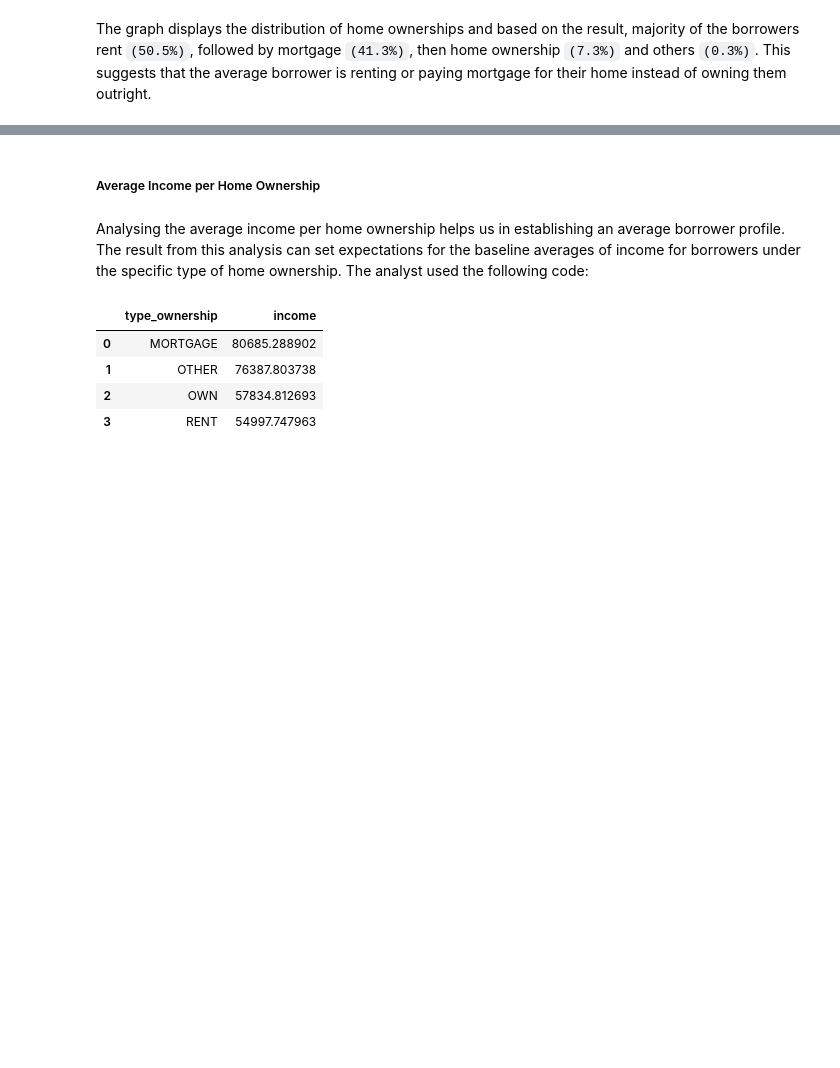
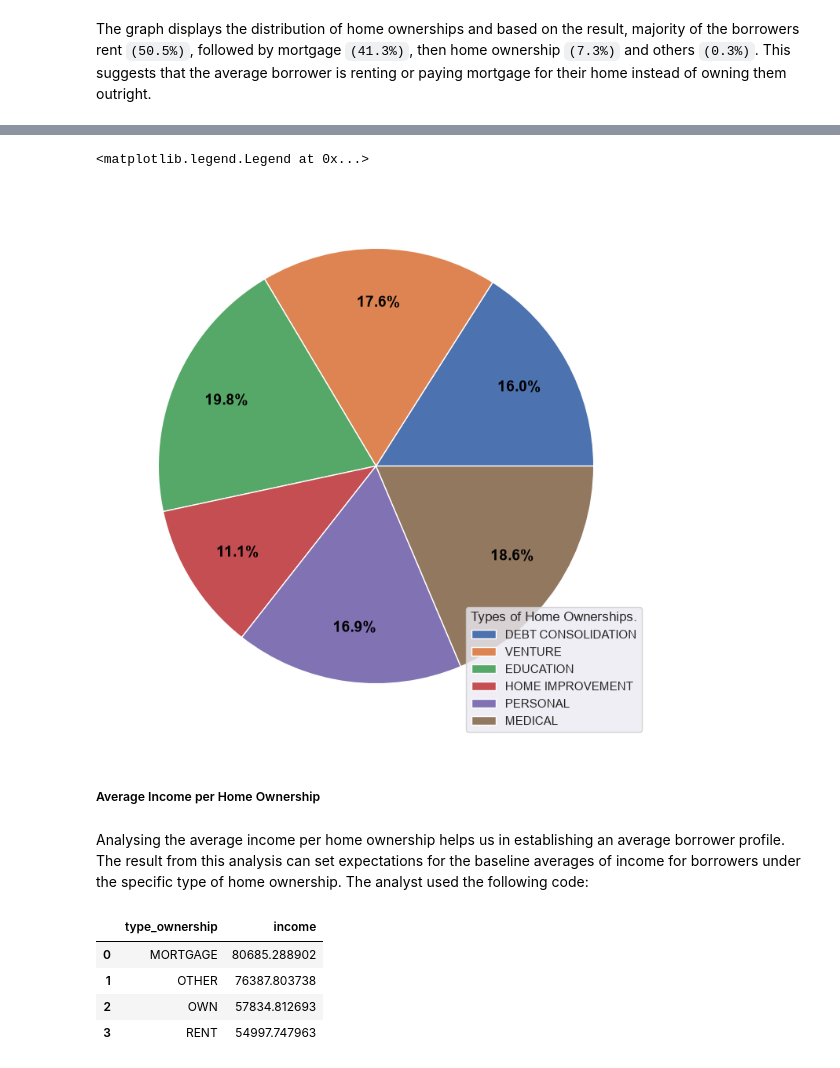
Before and after one commit to Lastlight10/credit_load_risk_data_analysis, a Jupyter notebook: 2_data_analysis_exploration.ipynb, the cells around one changed output, grey strips where cells are left out. Saved outputs shown, nothing was run; the diff lists cells and outputs as text; code cells hidden in the pictures; blank space fills up the shorter version.

```diff
--- a/2_data_analysis_exploration.ipynb
+++ b/2_data_analysis_exploration.ipynb
@@ -264,0 +337,3 @@ The graph displays the distribution of home ownerships and based on the result,
+# %%
+loan_intents = pd.read_csv('cleaned_data/cleaned_loan_intent.csv')
+loan_intents.info()
@@ -265,3 +367,37 @@ The graph displays the distribution of home ownerships and based on the result,
+# %%
+debt_consol = loan_intents[loan_intents['Clean_loan_intent'] == 'DEBT CONSOLIDATION'].count()
+venture = loan_intents[loan_intents['Clean_loan_intent'] == 'VENTURE'].count()
+education = loan_intents[loan_intents['Clean_loan_intent'] == 'EDUCATION'].count()
+home_improv = loan_intents[loan_intents['Clean_loan_intent'] == 'HOME IMPROVEMENT'].count()
+personal = loan_intents[loan_intents['Clean_loan_intent'] == 'PERSONAL'].count()
+medical = loan_intents[loan_intents['Clean_loan_intent'] == 'MEDICAL'].count()
+df_intents = pd.DataFrame(
+  [
+    debt_consol,
+    venture,
+    education,
+    home_improv,
+    personal,
+    medical
+  ], index=['DEBT CONSOLIDATION','VENTURE','EDUCATION','HOME IMPROVEMENT','PERSONAL','MEDICAL']
+)
+df_intents = df_intents.rename(columns={'Clean_loan_intent':'Count'})
+# %%
+intent_labels = np.array(['DEBT CONSOLIDATION','VENTURE','EDUCATION','HOME IMPROVEMENT','PERSONAL','MEDICAL'])
+
+fig, ax = plt.subplots(figsize=(9,9))
+pie = ax.pie(df_intents['Count'], autopct='%1.1f%%',
+             pctdistance=0.75,
+             textprops=dict(color='black', size=14, weight='bold'))
+
+ax.legend(pie.wedges,intent_labels,
+            title='Types of Home Ownerships.'
+           )
+
+ax.set_title('Distribution of Types of Loan Intent')
+# %% [output]
+<matplotlib.legend.Legend at 0x...>
+[figure, added]
 # %% [markdown]
 ##### Average Income per Home Ownership
 # %% [markdown]
```
Also changed, not shown: parts of 13 cells of this notebook.
